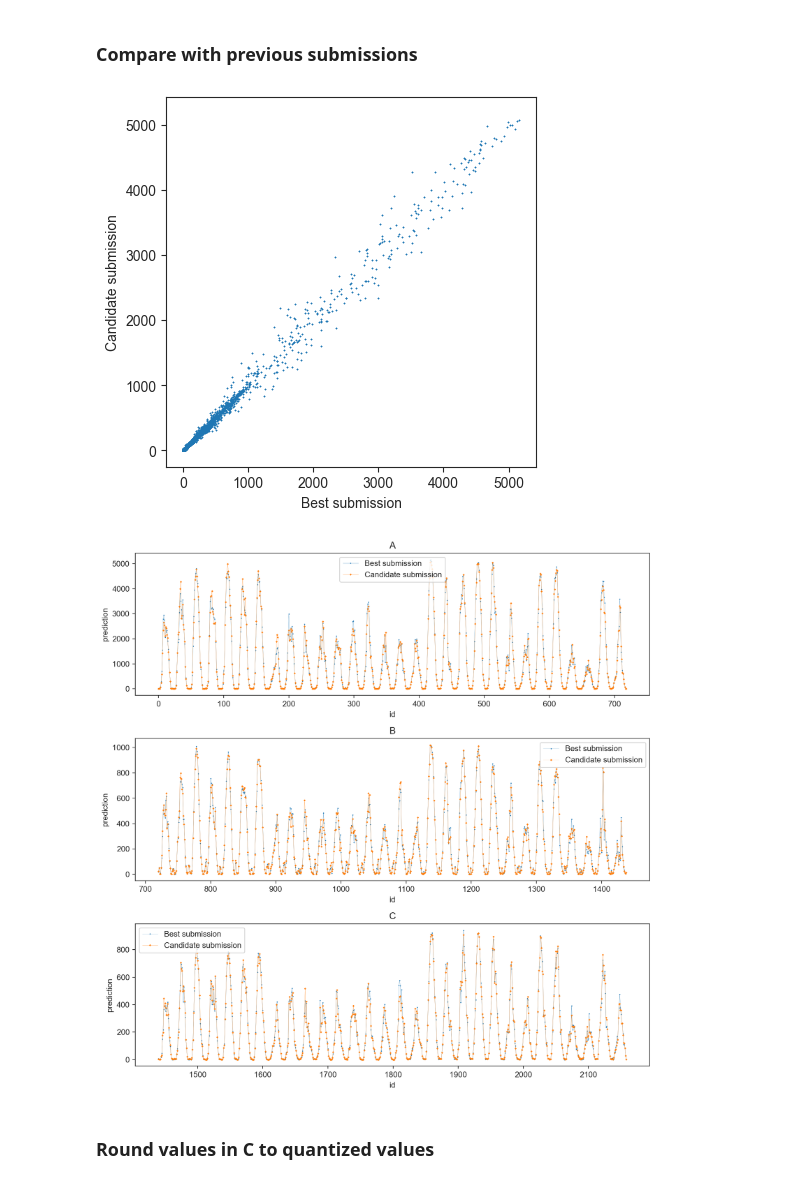
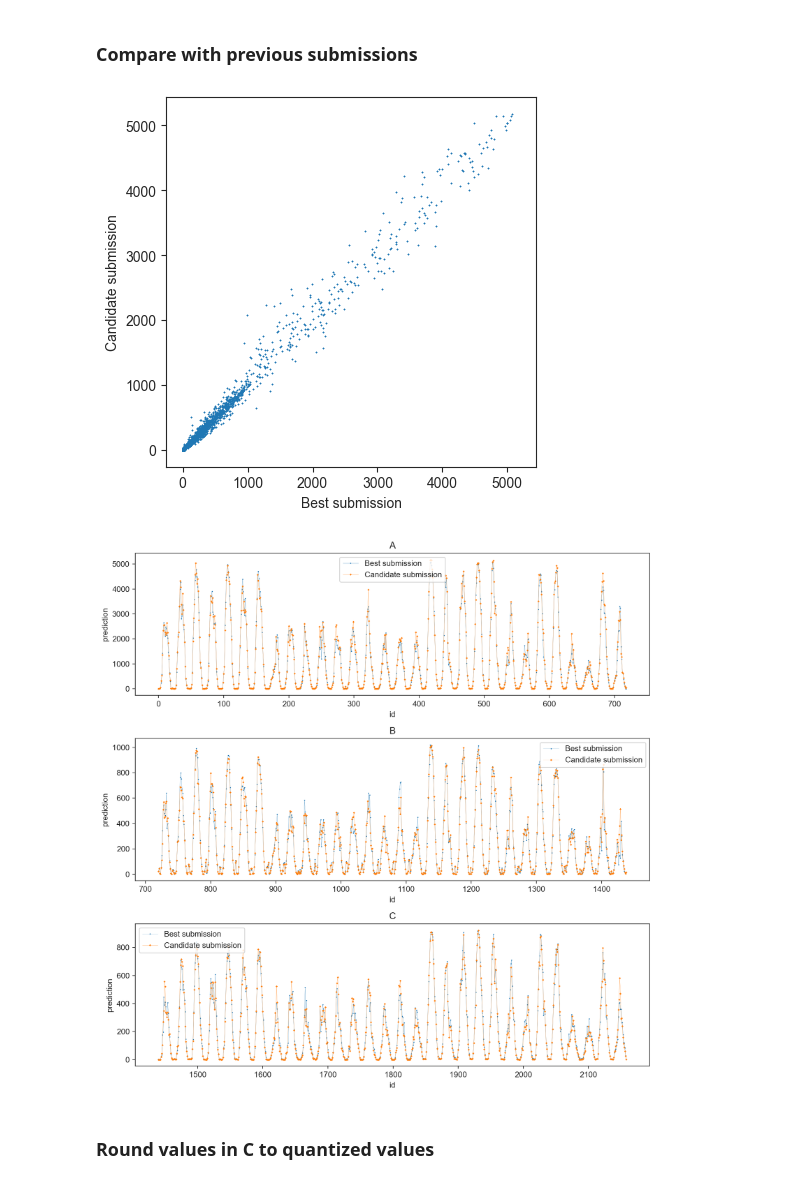
Before and after one commit to hugokerino/Energy-forecasting-NTNU, a Jupyter notebook: data/Noe/Short_notebook_1.ipynb, the cells around one changed output. Cells and saved outputs as stored; diff of their text form; code cells hidden in the pictures.

```diff
--- a/data/Noe/Short_notebook_1.ipynb
+++ b/data/Noe/Short_notebook_1.ipynb
@@ -2165,35 +1318,35 @@ submission.to_csv("Submissions/"+name+".csv",
 ### Compare with previous submissions
 # %%
 # Compare with previous solutions
-sub1 = pd.read_csv('Submissions/catboost_kneighbor_dectree_to_lgb_lag2_minmax_v1_Cupdate.csv')
-sub2 = pd.read_csv('Submissions/catboost_kneighbor_dectree_to_lgb_lag2_minmax_old_code.csv')
+sub1 = pd.read_csv('Submissions/catboost_kneighbor_dectree_to_lgb_lag2_minmax_old_code.csv')
+sub2 = pd.read_csv('Submissions/catboost_kneighbor_dectree_to_lgb_lag2_minmax_old_code_v2_cv5.csv')
 name1 = "Best submission"
 name2 = "Candidate submission"
 
 # x=np.arange(0,len(PREDICTION_A))
 plt.figure()
 plt.scatter(sub1['prediction'],sub2['prediction'],s=0.05,marker="*")
 plt.xlabel(name1)
 plt.ylabel(name2)
 # plt.xscale("log")
 # plt.yscale("log")
 plt.axis("square")
 plt.show()
 
 n=sub1.shape[0]//3
 fig,ax = plt.subplots(nrows=3,ncols=1,figsize=(10,10),dpi=200)
 for index,loc in enumerate(['A','B','C']):
     ax[index].plot(sub1['id'].iloc[index*n:(index+1)*n-1],sub1['prediction'].iloc[index*n:(index+1)*n-1],'-*',linewidth = 0.2, markersize = 0.8, label = name1)
     ax[index].plot(sub2['id'].iloc[index*n:(index+1)*n-1],sub2['prediction'].iloc[index*n:(index+1)*n-1],'-+',linewidth = 0.2, markersize = 2, label = name2)
     ax[index].set_xlabel("id")
     ax[index].set_ylabel("prediction")
     ax[index].set_title(loc)
     ax[index].legend()
 fig.tight_layout()
 plt.show()
 # %% [output]
-[figure, old version]
+[figure, new version]
-[figure, old version]
+[figure, new version]
 # %% [markdown]
 ### Round values in C to quantized values
 # %%
```
Also changed, not shown: parts of 8 cells of this notebook, 1 other file.
